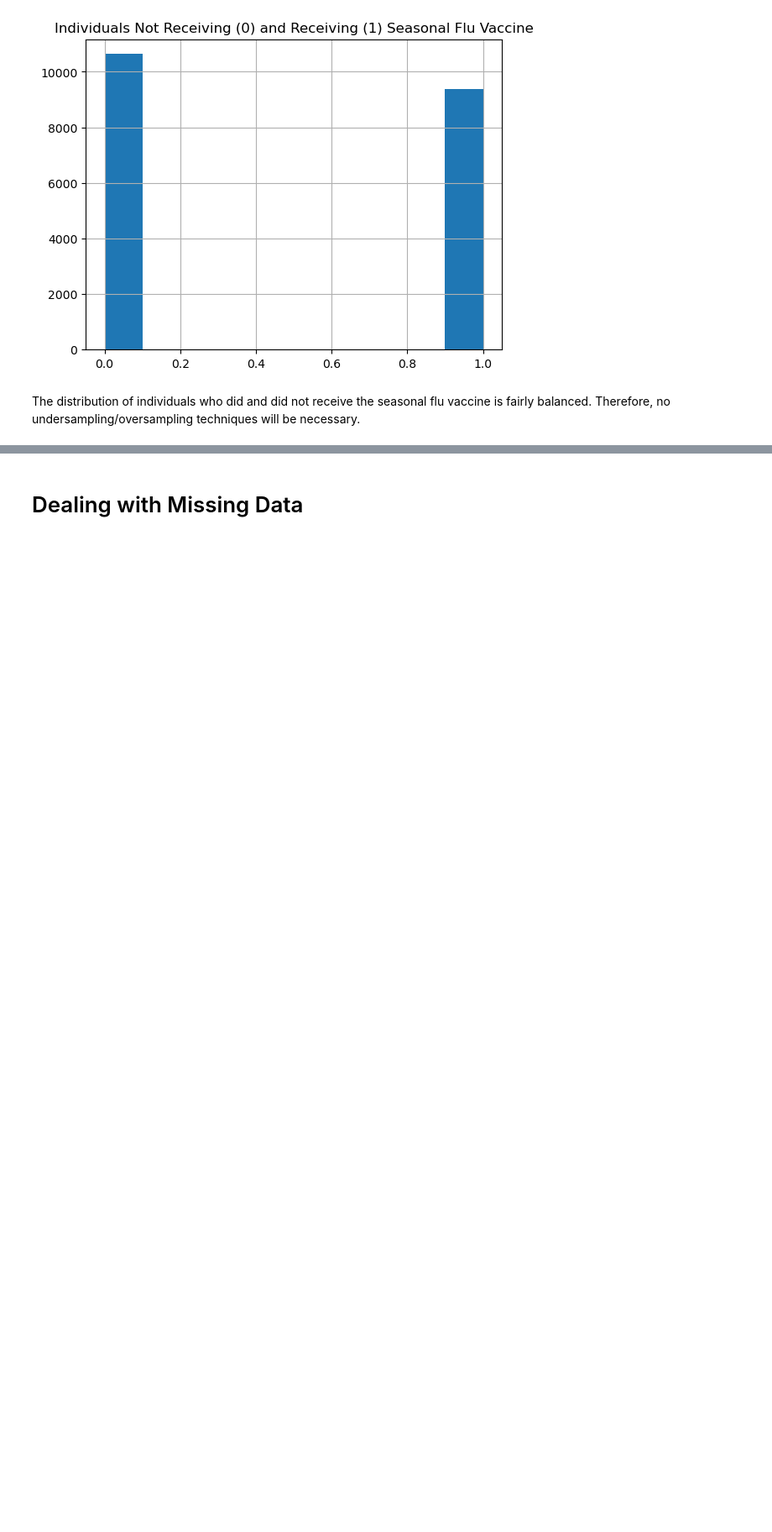
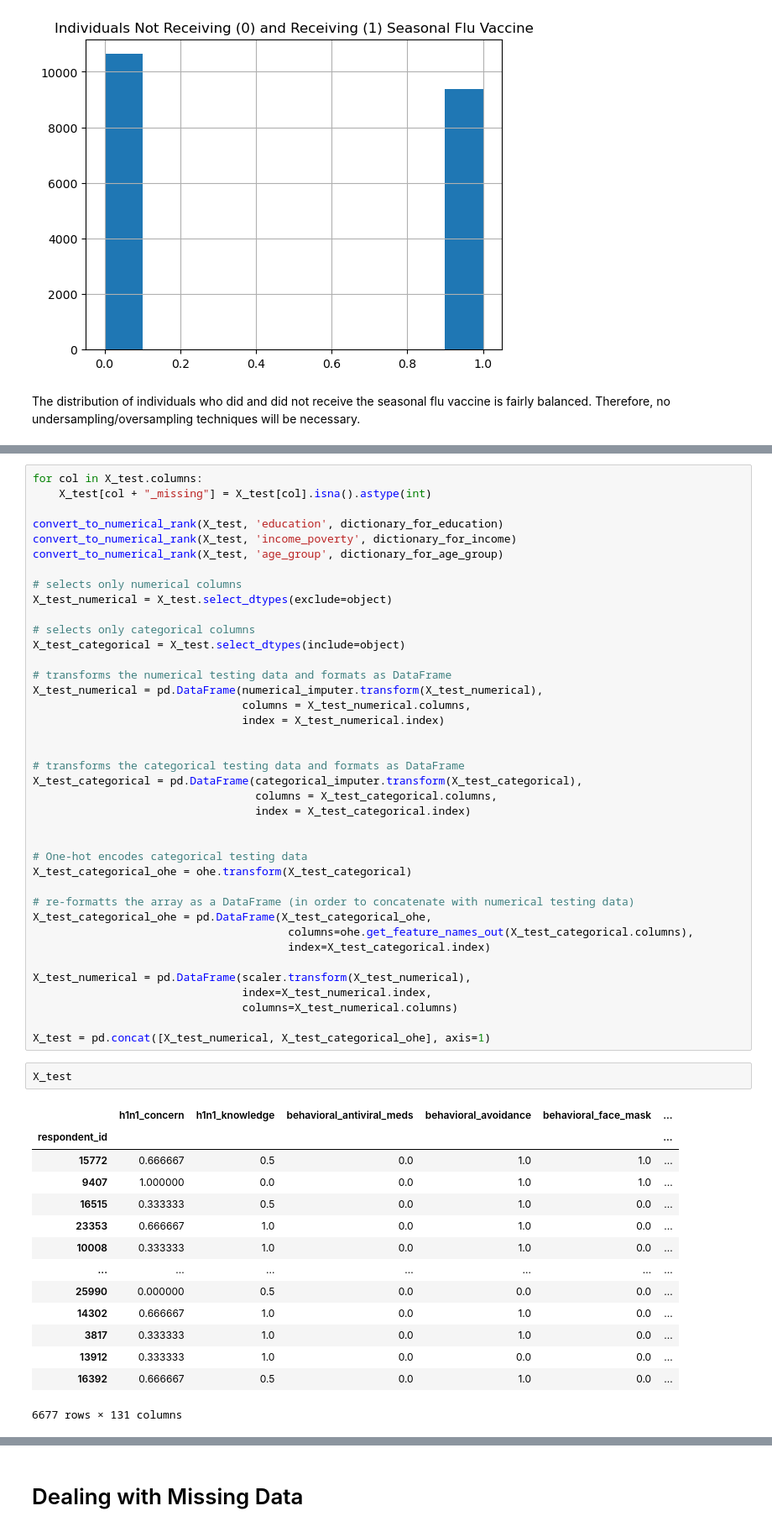
Before and after one commit to ccsurratt/seasonal_flu_vaccine_model, a Jupyter notebook: seasonal_flu_vaccine_predictive_model.ipynb, the cells around one changed output, grey strips where cells are left out. Shown at 84% size. Saved outputs shown, nothing was run; the diff lists cells and outputs as text; blank space fills up the shorter version.

```diff
--- a/seasonal_flu_vaccine_predictive_model.ipynb
+++ b/seasonal_flu_vaccine_predictive_model.ipynb
@@ -122,0 +301,56 @@ The distribution of individuals who did and did not receive the seasonal flu vac
+# %%
+for col in X_test.columns:
+    X_test[col + "_missing"] = X_test[col].isna().astype(int)
+
+convert_to_numerical_rank(X_test, 'education', dictionary_for_education)
+convert_to_numerical_rank(X_test, 'income_poverty', dictionary_for_income)
+convert_to_numerical_rank(X_test, 'age_group', dictionary_for_age_group)
+
+# selects only numerical columns
+X_test_numerical = X_test.select_dtypes(exclude=object)
+
+# selects only categorical columns
+X_test_categorical = X_test.select_dtypes(include=object)
+
+# transforms the numerical testing data and formats as DataFrame
+X_test_numerical = pd.DataFrame(numerical_imputer.transform(X_test_numerical),
+                                columns = X_test_numerical.columns,
+                                index = X_test_numerical.index)
+
+
+# transforms the categorical testing data and formats as DataFrame
+X_test_categorical = pd.DataFrame(categorical_imputer.transform(X_test_categorical),
+                                  columns = X_test_categorical.columns,
+                                  index = X_test_categorical.index)
+
+
+# One-hot encodes categorical testing data
+X_test_categorical_ohe = ohe.transform(X_test_categorical)
+
+# re-formatts the array as a DataFrame (in order to concatenate with numerical testing data)
+X_test_categorical_ohe = pd.DataFrame(X_test_categorical_ohe,
+                                       columns=ohe.get_feature_names_out(X_test_categorical.columns),
+                                       index=X_test_categorical.index)
+
+X_test_numerical = pd.DataFrame(scaler.transform(X_test_numerical),
+                                index=X_test_numerical.index,
+                                columns=X_test_numerical.columns)
+
+X_test = pd.concat([X_test_numerical, X_test_categorical_ohe], axis=1)
+# %%
+X_test
+# %% [output]
+|  | h1n1_concern | h1n1_knowledge | behavioral_antiviral_meds | behavioral_avoidance | behavioral_face_mask | ... |
+| respondent_id |  |  |  |  |  | ... |
+| 15772 | 0.666667 | 0.5 | 0.0 | 1.0 | 1.0 | ... |
+| 9407 | 1.000000 | 0.0 | 0.0 | 1.0 | 1.0 | ... |
+| 16515 | 0.333333 | 0.5 | 0.0 | 1.0 | 0.0 | ... |
+| 23353 | 0.666667 | 1.0 | 0.0 | 1.0 | 0.0 | ... |
+| 10008 | 0.333333 | 1.0 | 0.0 | 1.0 | 0.0 | ... |
+| ... | ... | ... | ... | ... | ... | ... |
+| 25990 | 0.000000 | 0.5 | 0.0 | 0.0 | 0.0 | ... |
+| 14302 | 0.666667 | 1.0 | 0.0 | 1.0 | 0.0 | ... |
+| 3817 | 0.333333 | 1.0 | 0.0 | 1.0 | 0.0 | ... |
+| 13912 | 0.333333 | 1.0 | 0.0 | 0.0 | 0.0 | ... |
+| 16392 | 0.666667 | 0.5 | 0.0 | 1.0 | 0.0 | ... |
+6677 rows × 131 columns
```
Also changed, not shown: parts of 70 cells of this notebook.
